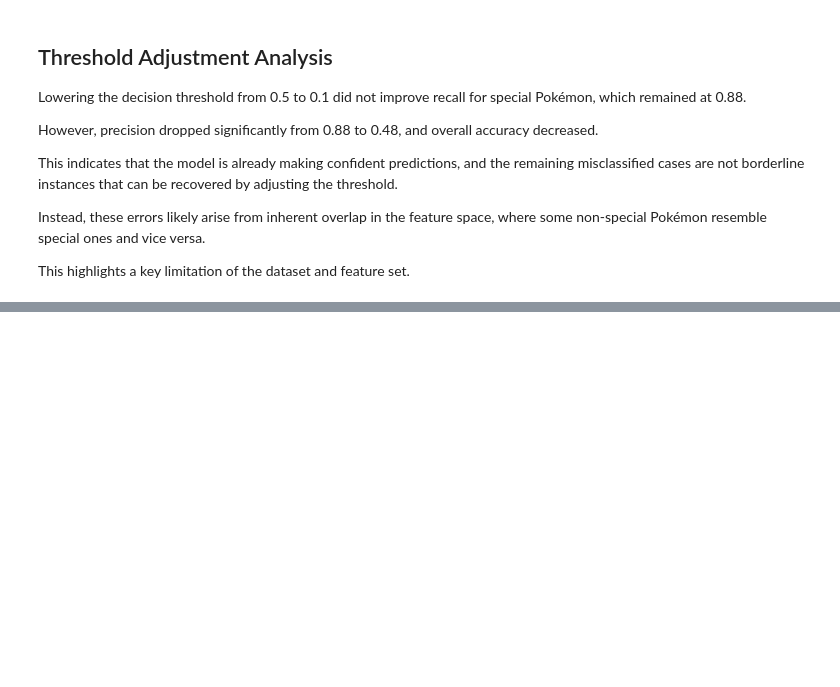
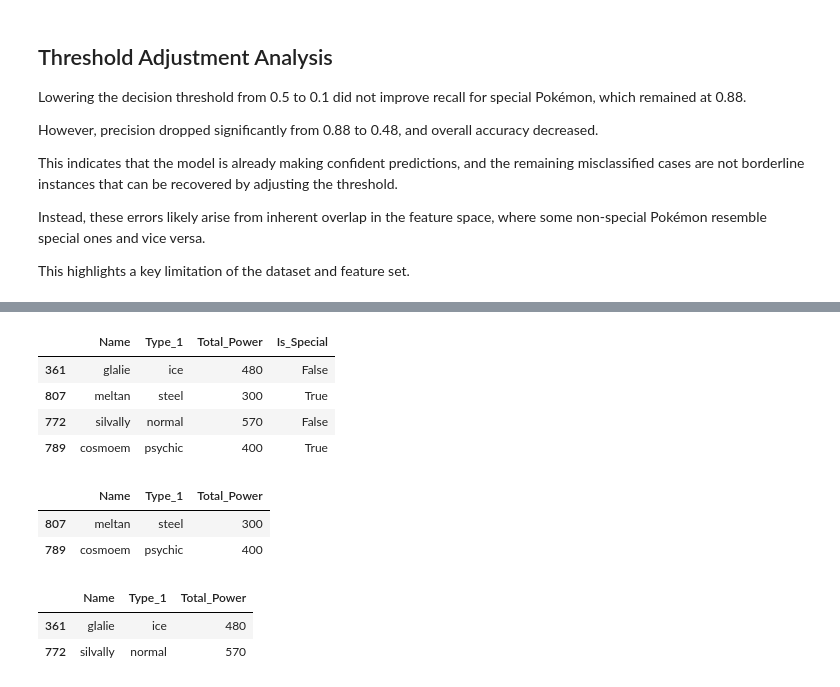
Before and after one commit to mayank260201/pokemon-analytics, a Jupyter notebook: notebooks/04_ml_model.ipynb, the cells around one changed output, grey strips where cells are left out. Drawn from its saved outputs; the diff is of its cells as text; code cells hidden in the pictures; blank space fills up the shorter version.

```diff
--- a/notebooks/04_ml_model.ipynb
+++ b/notebooks/04_ml_model.ipynb
@@ -240,0 +256,10 @@ This highlights a key limitation of the dataset and feature set.
+# %%
+original = df.loc[misclassified.index]
+
+original[['Name', 'Type_1', 'Total_Power', 'Is_Special']]
+# %% [output]
+|  | Name | Type_1 | Total_Power | Is_Special |
+| 361 | glalie | ice | 480 | False |
+| 807 | meltan | steel | 300 | True |
+| 772 | silvally | normal | 570 | False |
+| 789 | cosmoem | psychic | 400 | True |
@@ -240,0 +294,12 @@ This highlights a key limitation of the dataset and feature set.
+# %%
+false_negatives[['Name', 'Type_1', 'Total_Power']]
+# %% [output]
+|  | Name | Type_1 | Total_Power |
+| 807 | meltan | steel | 300 |
+| 789 | cosmoem | psychic | 400 |
+# %%
+false_positives[['Name', 'Type_1', 'Total_Power']]
+# %% [output]
+|  | Name | Type_1 | Total_Power |
+| 361 | glalie | ice | 480 |
+| 772 | silvally | normal | 570 |
```
Also changed, not shown: parts of 4 cells of this notebook.
